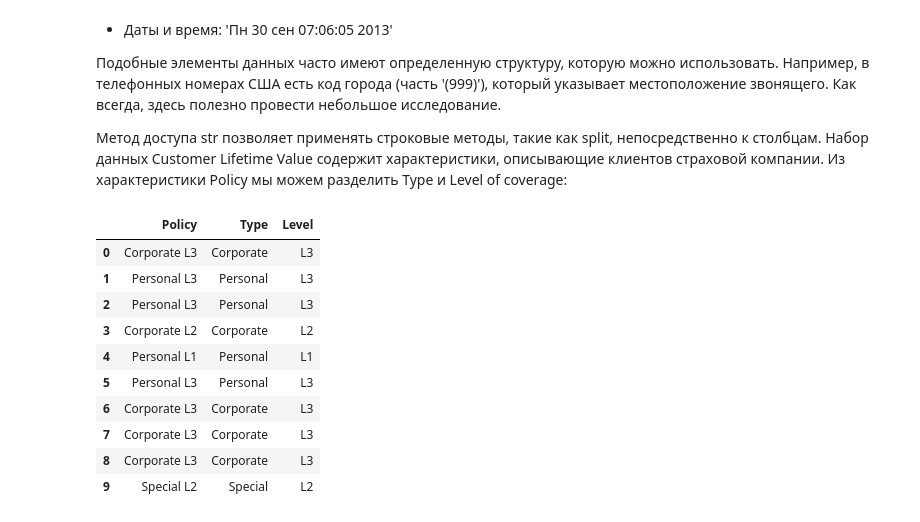
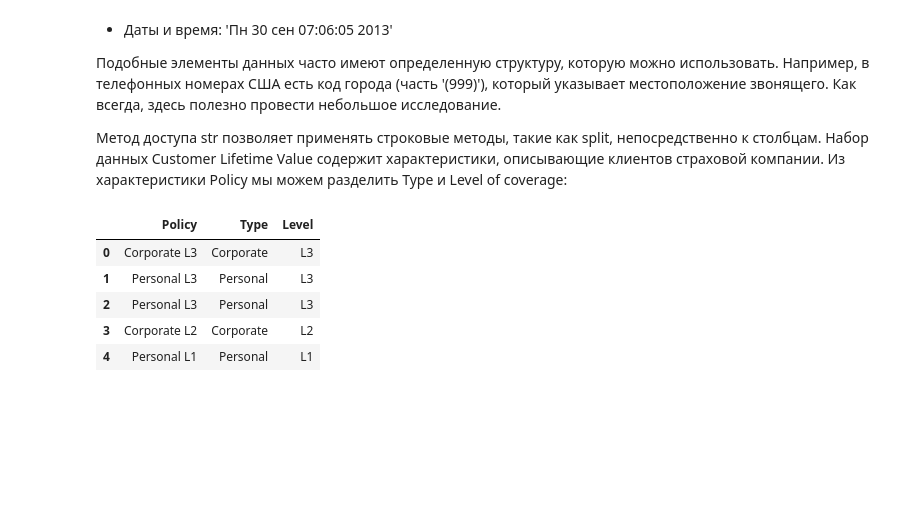
Before and after one commit to Grashch/Kaggle_tasks, a Jupyter notebook: Feature_Engineering.ipynb, the cells around one changed output. Cells and saved outputs as stored; diff of their text form; code cells hidden in the pictures; blank space fills up the shorter version.

```diff
--- a/Feature_Engineering.ipynb
+++ b/Feature_Engineering.ipynb
@@ -619,21 +619,16 @@ concrete[components + ["Components"]].head()
 # %%
 customer[["Type", "Level"]] = (  # Create two new features
     customer["Policy"]           # from the Policy feature
     .str                         # through the string accessor
     .split(" ", expand=True)     # by splitting on " "
                                  # and expanding the result into separate columns
 )
 
-customer[["Policy", "Type", "Level"]].head(10)
+customer[["Policy", "Type", "Level"]].head()
 # %% [output]
 |  | Policy | Type | Level |
 | 0 | Corporate L3 | Corporate | L3 |
 | 1 | Personal L3 | Personal | L3 |
 | 2 | Personal L3 | Personal | L3 |
 | 3 | Corporate L2 | Corporate | L2 |
 | 4 | Personal L1 | Personal | L1 |
-| 5 | Personal L3 | Personal | L3 |
-| 6 | Corporate L3 | Corporate | L3 |
-| 7 | Corporate L3 | Corporate | L3 |
-| 8 | Corporate L3 | Corporate | L3 |
-| 9 | Special L2 | Special | L2 |
```
Also changed, not shown: parts of 5 cells of this notebook.
